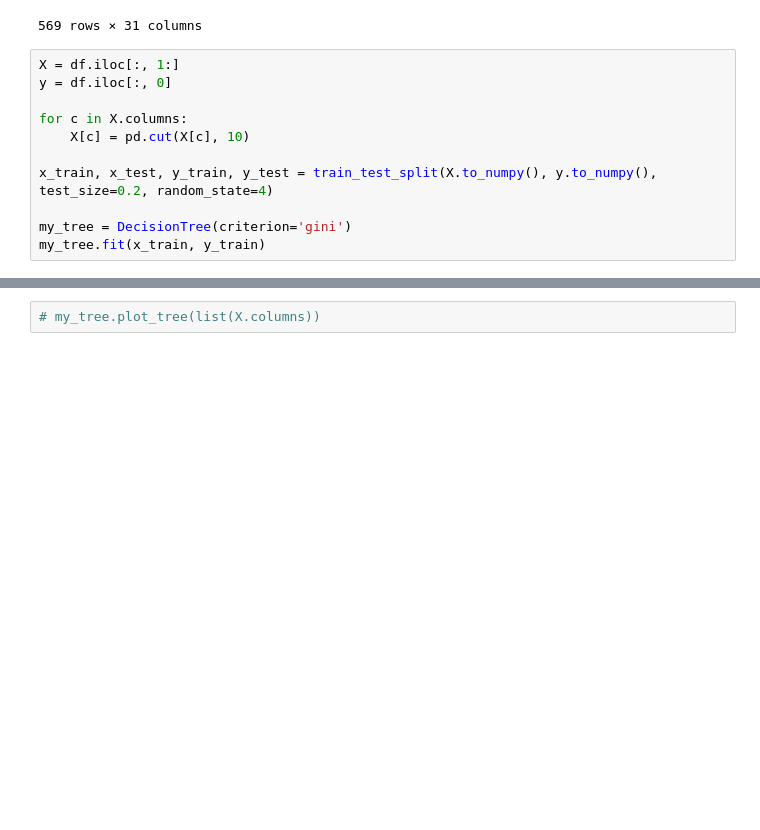
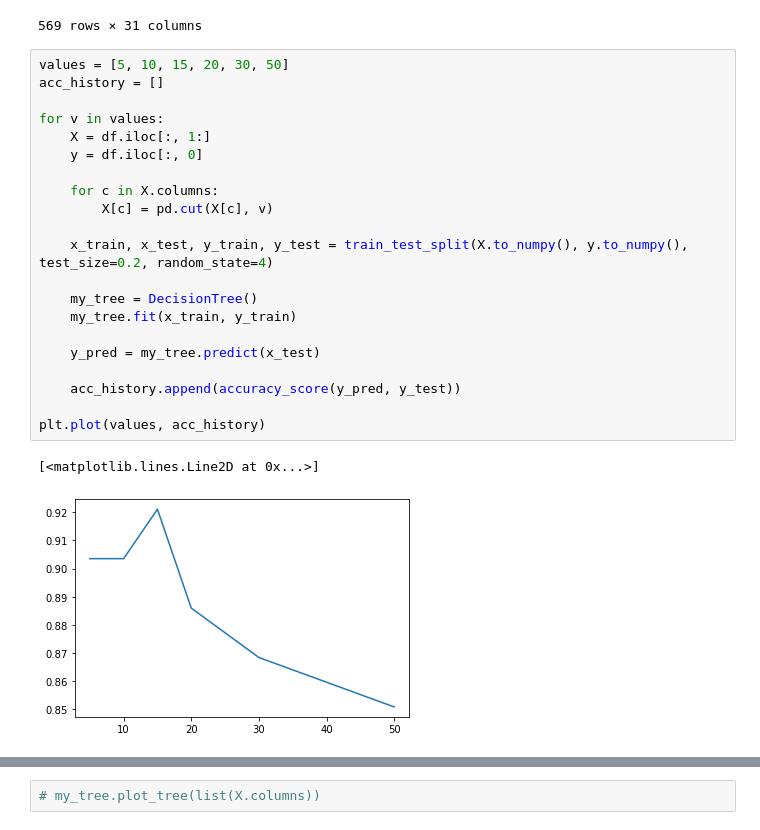
Before and after one commit to AlirezaSM/decision-tree, a Jupyter notebook: decision_tree.ipynb, the cells around one changed output, grey strips where cells are left out. Drawn from its saved outputs; the diff is of its cells as text; blank space fills up the shorter version.

```diff
--- a/decision_tree.ipynb
+++ b/decision_tree.ipynb
@@ -219,13 +220,26 @@ df
 | 568 | B | 7.76 | 24.54 | 47.92 | 181.0 | 0.05263 | 0.04362 | ... |
 569 rows × 31 columns
 # %%
-X = df.iloc[:, 1:]
-y = df.iloc[:, 0]
+values = [5, 10, 15, 20, 30, 50]
+acc_history = []
 
-for c in X.columns:
-    X[c] = pd.cut(X[c], 10)
+for v in values:
+    X = df.iloc[:, 1:]
+    y = df.iloc[:, 0]
 
-x_train, x_test, y_train, y_test = train_test_split(X.to_numpy(), y.to_numpy(), test_size=0.2, random_state=4)
+    for c in X.columns:
+        X[c] = pd.cut(X[c], v)
 
-my_tree = DecisionTree(criterion='gini')
-my_tree.fit(x_train, y_train)
+    x_train, x_test, y_train, y_test = train_test_split(X.to_numpy(), y.to_numpy(), test_size=0.2, random_state=4)
+
+    my_tree = DecisionTree()
+    my_tree.fit(x_train, y_train)
+
+    y_pred = my_tree.predict(x_test)
+
+    acc_history.append(accuracy_score(y_pred, y_test))
+
+plt.plot(values, acc_history)
+# %% [output]
+[<matplotlib.lines.Line2D at 0x...>]
+[figure, added]
```
Also changed, not shown: parts of 4 cells of this notebook.
